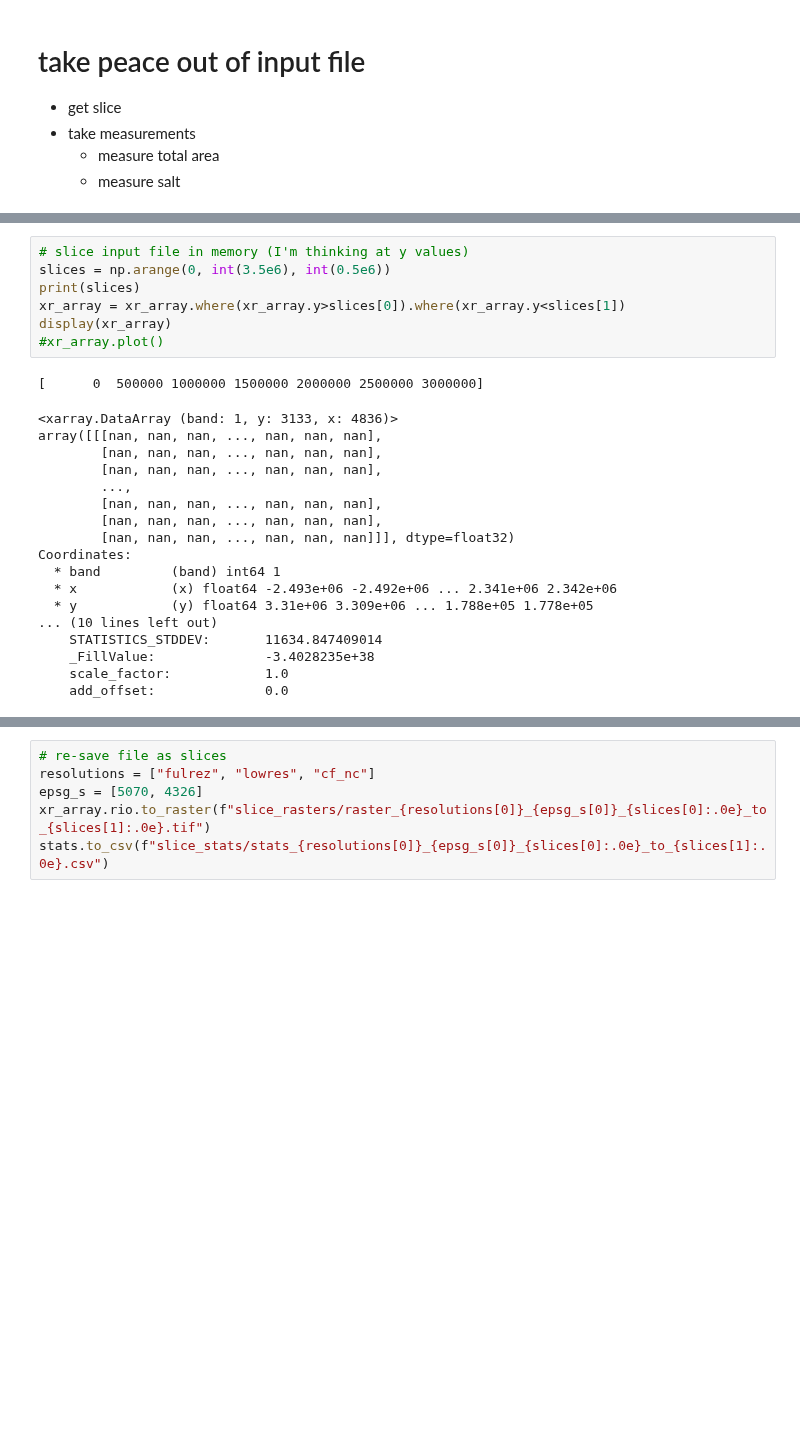
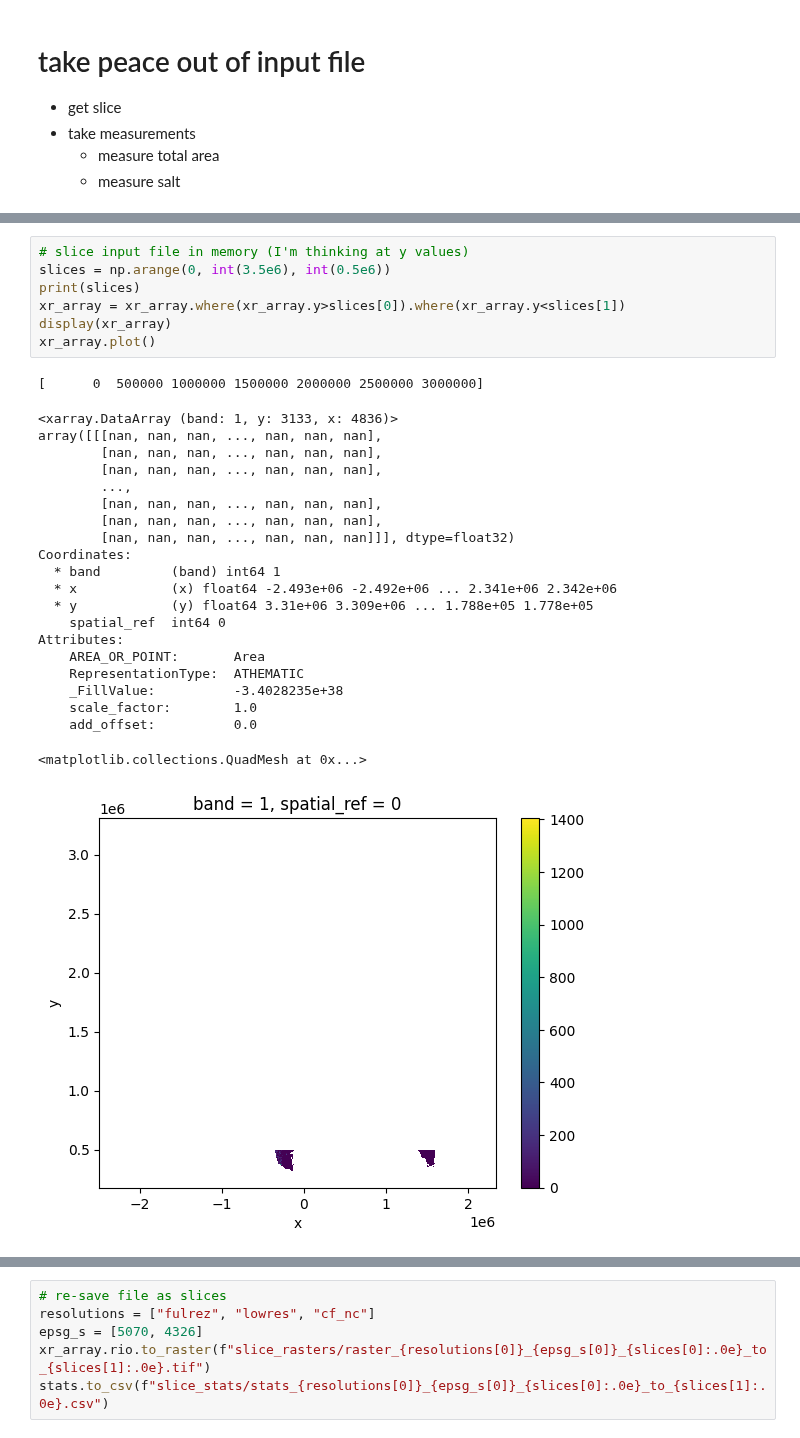
Before and after one commit to toddclark000/Shuying_salt, a Jupyter notebook: conservation_test.ipynb, the cells around one changed output, grey strips where cells are left out. Saved outputs shown, nothing was run; the diff lists cells and outputs as text; blank space fills up the shorter version.

```diff
--- a/conservation_test.ipynb
+++ b/conservation_test.ipynb
@@ -50,29 +55,33 @@ Coordinates:
 # %%
 # slice input file in memory (I'm thinking at y values)
 slices = np.arange(0, int(3.5e6), int(0.5e6))
 print(slices)
 xr_array = xr_array.where(xr_array.y>slices[0]).where(xr_array.y<slices[1])
 display(xr_array)
-#xr_array.plot()
+xr_array.plot()
 # %% [output]
 [      0  500000 1000000 1500000 2000000 2500000 3000000]
 <xarray.DataArray (band: 1, y: 3133, x: 4836)>
 array([[[nan, nan, nan, ..., nan, nan, nan],
         [nan, nan, nan, ..., nan, nan, nan],
         [nan, nan, nan, ..., nan, nan, nan],
         ...,
         [nan, nan, nan, ..., nan, nan, nan],
         [nan, nan, nan, ..., nan, nan, nan],
         [nan, nan, nan, ..., nan, nan, nan]]], dtype=float32)
 Coordinates:
   * band         (band) int64 1
   * x            (x) float64 -2.493e+06 -2.492e+06 ... 2.341e+06 2.342e+06
   * y            (y) float64 3.31e+06 3.309e+06 ... 1.788e+05 1.778e+05
-... (10 lines left out)
-    STATISTICS_STDDEV:       11634.847409014
-    _FillValue:              -3.4028235e+38
-    scale_factor:            1.0
-    add_offset:              0.0
+    spatial_ref  int64 0
+Attributes:
+    AREA_OR_POINT:       Area
+    RepresentationType:  ATHEMATIC
+    _FillValue:          -3.4028235e+38
+    scale_factor:        1.0
+    add_offset:          0.0
+<matplotlib.collections.QuadMesh at 0x...>
+[figure, added]
 # %%
 # take stats salt, area, furthest left (lowest longitude > -180), furthest right (highest longitude < 180), lowest lat > -90, highest lat < 90
 print(f"Total in slice = {int(xr_array.sum())}")
```
Also changed, not shown: parts of 9 cells of this notebook, 13 other files.
